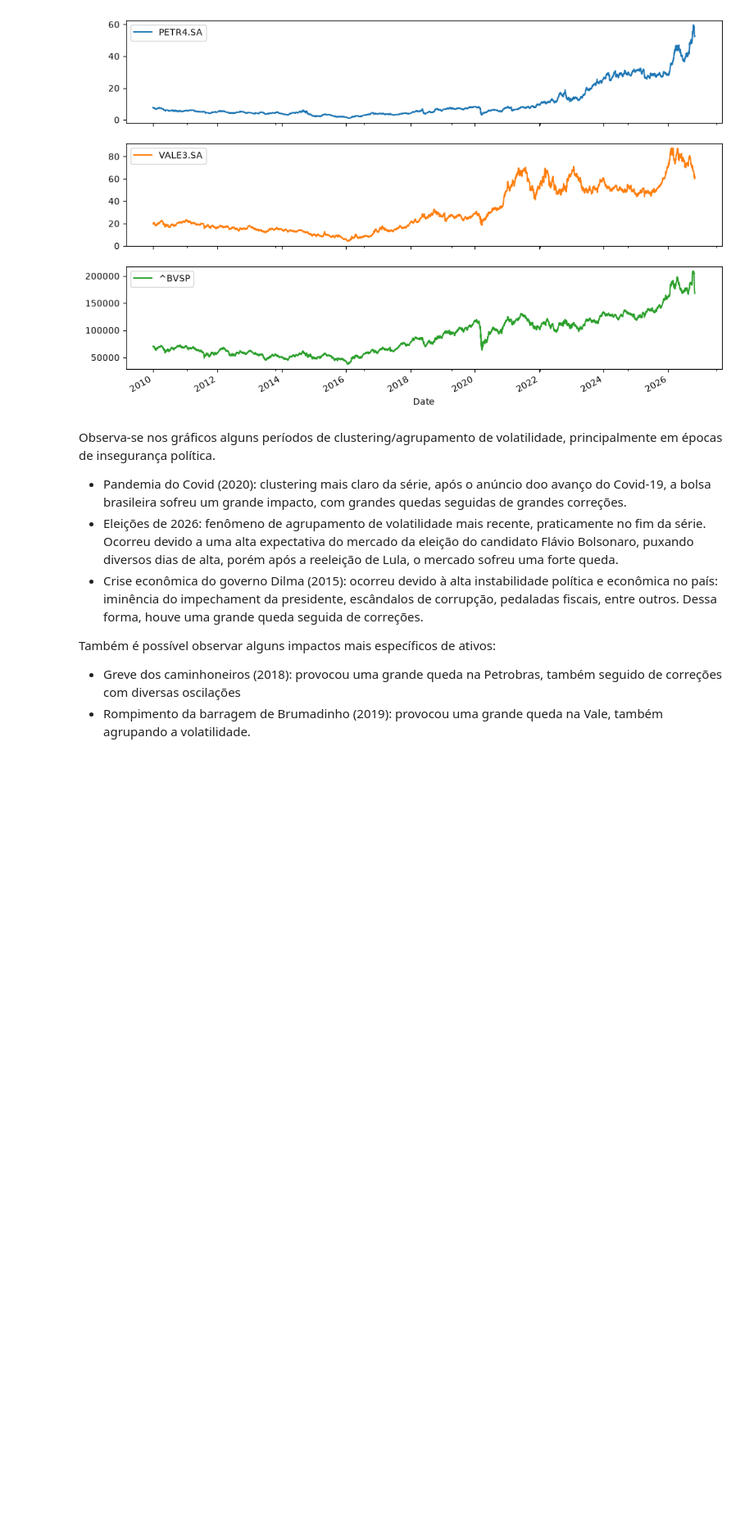
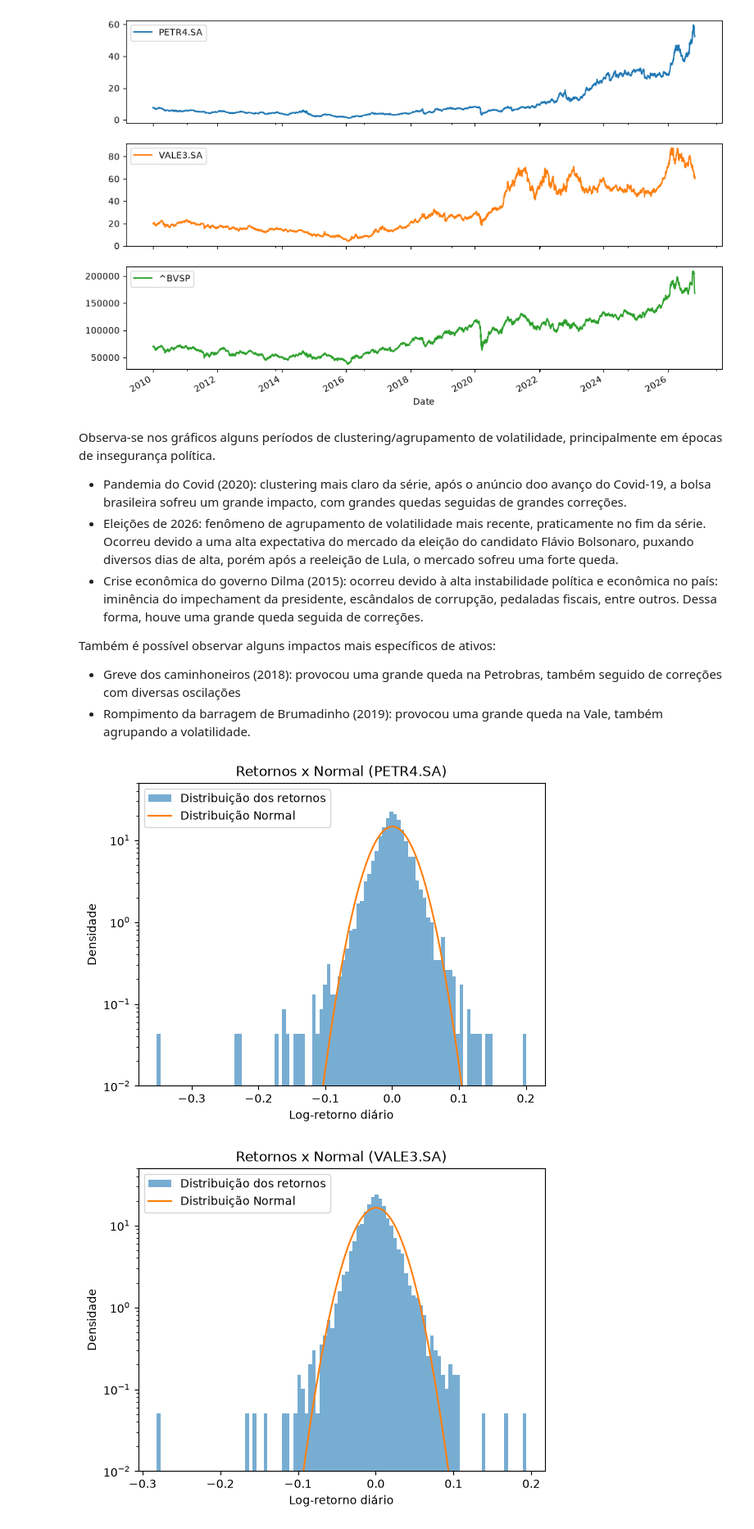
Before and after one commit to Quiron-Quant/volatilidade-garch, a Jupyter notebook: notebooks/01_eda.ipynb, the cells around one changed output. Shown at 82% size. Drawn from its saved outputs; the diff is of its cells as text; code cells hidden in the pictures; blank space fills up the shorter version.

Commit message:
Comparação da distribuição normal e dos log-retornos

```diff
--- a/notebooks/01_eda.ipynb
+++ b/notebooks/01_eda.ipynb
@@ -38,3 +40,33 @@ Observa-se nos gráficos alguns períodos de clustering/agrupamento de volatilid
 Também é possível observar alguns impactos mais específicos de ativos:
 - Greve dos caminhoneiros (2018): provocou uma grande queda na Petrobras, também seguido de correções com diversas oscilações
 - Rompimento da barragem de Brumadinho (2019): provocou uma grande queda na Vale, também agrupando a volatilidade.
+# %%
+for ativo in retornos.columns: #Percorre por todos os ativos do DataFrame
+    retornos_ativo = retornos[ativo]
+    max_ativo = retornos_ativo.max() # Maior retorno dos ativos
+    min_ativo = retornos_ativo.min() #Menor retorno dos ativos
+    dp_ativo = retornos_ativo.std() #Desvio padrão dos ativos
+    media_ativo = retornos_ativo.mean() #Média do ativo
+
+    pontos_ativo = np.linspace(min_ativo, max_ativo, 500) # 500 nuémros espaçados do inicio ao fim
+
+    normal_ativo = norm.pdf(pontos_ativo, media_ativo, dp_ativo) # Altura normal dos ativos
+
+    plt.figure() # Nova figura
+
+    plt.title(f"Retornos x Normal ({ativo})") # Título
+    plt.xlabel("Log-retorno diário") #Legenda do eixo x
+    plt.ylabel("Densidade") #Legenda do eixo y
+    plt.yscale("log") #Escala do eixoy: vai multiplicando/dividindo por 10, assim podemos enxergar com clarezas os extremos
+    plt.ylim(1e-2, 50) #Limites do eixo y para melhor visualização
+
+
+
+    plt.hist(retornos_ativo, bins = 100, density=True, alpha=0.6, label="Distribuição dos retornos") # Distribuição dos retornos
+    plt.plot(pontos_ativo, normal_ativo, label="Distribuição Normal") #Distribuição normal
+    plt.legend() # Para mostrar a legenda
+
+    plt.show() # Para mostrar o gráfico
+# %% [output]
+[figure, added]
+[figure, added]
```
Also changed, not shown: parts of 3 cells of this notebook.
